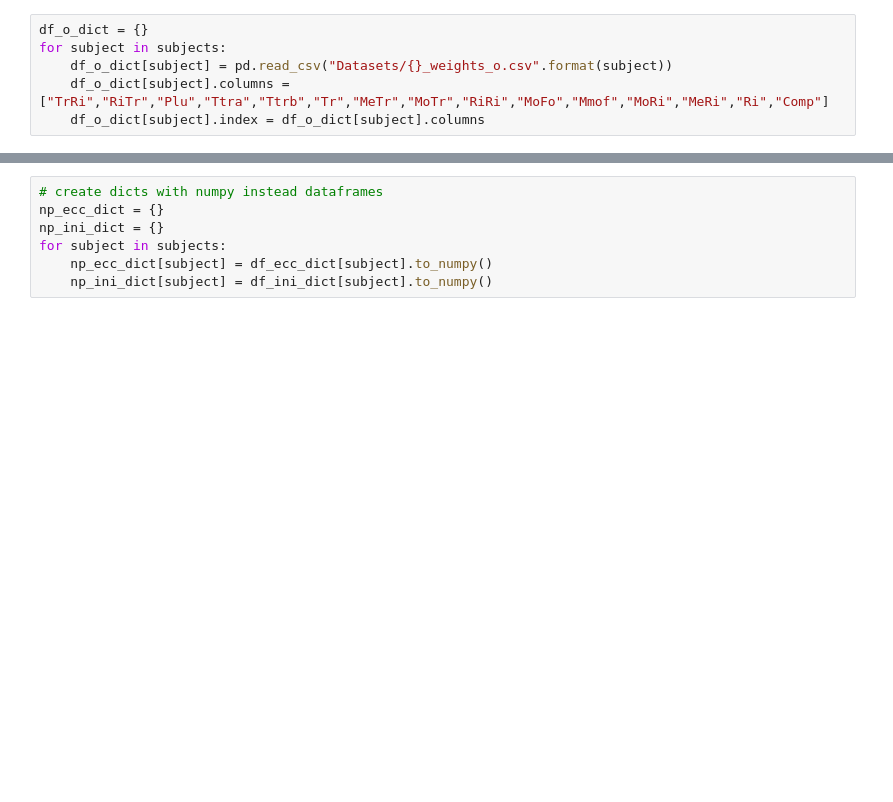
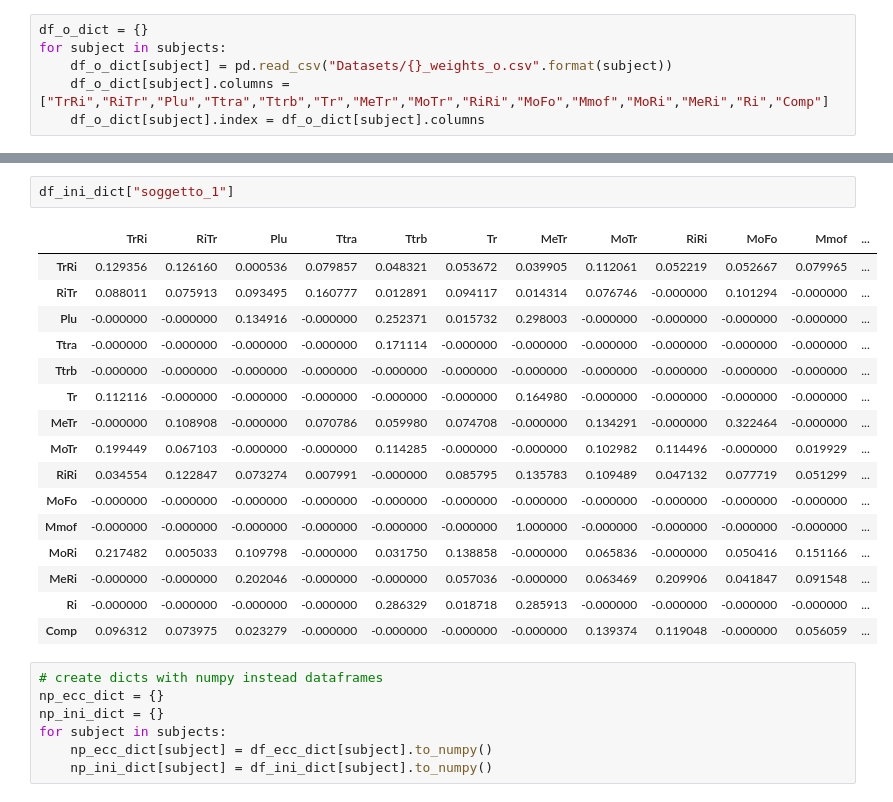
Before and after one commit to Ishikawa7/neural-network-with-fuzzified-inverter, a Jupyter notebook: markov_analisys.ipynb, the cells around one changed output, grey strips where cells are left out. Drawn from its saved outputs; the diff is of its cells as text; blank space fills up the shorter version.

```diff
--- a/markov_analisys.ipynb
+++ b/markov_analisys.ipynb
@@ -72,3 +116,22 @@ for subject in subjects:
+# %%
+df_ini_dict["soggetto_1"]
+# %% [output]
+|  | TrRi | RiTr | Plu | Ttra | Ttrb | Tr | MeTr | MoTr | RiRi | MoFo | Mmof | ... |
+| TrRi | 0.129356 | 0.126160 | 0.000536 | 0.079857 | 0.048321 | 0.053672 | 0.039905 | 0.112061 | 0.052219 | 0.052667 | 0.079965 | ... |
+| RiTr | 0.088011 | 0.075913 | 0.093495 | 0.160777 | 0.012891 | 0.094117 | 0.014314 | 0.076746 | -0.000000 | 0.101294 | -0.000000 | ... |
+| Plu | -0.000000 | -0.000000 | 0.134916 | -0.000000 | 0.252371 | 0.015732 | 0.298003 | -0.000000 | -0.000000 | -0.000000 | -0.000000 | ... |
+| Ttra | -0.000000 | -0.000000 | -0.000000 | -0.000000 | 0.171114 | -0.000000 | -0.000000 | -0.000000 | -0.000000 | -0.000000 | -0.000000 | ... |
+| Ttrb | -0.000000 | -0.000000 | -0.000000 | -0.000000 | -0.000000 | -0.000000 | -0.000000 | -0.000000 | -0.000000 | -0.000000 | -0.000000 | ... |
+| Tr | 0.112116 | -0.000000 | -0.000000 | -0.000000 | -0.000000 | -0.000000 | 0.164980 | -0.000000 | -0.000000 | -0.000000 | -0.000000 | ... |
+| MeTr | -0.000000 | 0.108908 | -0.000000 | 0.070786 | 0.059980 | 0.074708 | -0.000000 | 0.134291 | -0.000000 | 0.322464 | -0.000000 | ... |
+| MoTr | 0.199449 | 0.067103 | -0.000000 | -0.000000 | 0.114285 | -0.000000 | -0.000000 | 0.102982 | 0.114496 | -0.000000 | 0.019929 | ... |
+| RiRi | 0.034554 | 0.122847 | 0.073274 | 0.007991 | -0.000000 | 0.085795 | 0.135783 | 0.109489 | 0.047132 | 0.077719 | 0.051299 | ... |
+| MoFo | -0.000000 | -0.000000 | -0.000000 | -0.000000 | -0.000000 | -0.000000 | -0.000000 | -0.000000 | -0.000000 | -0.000000 | -0.000000 | ... |
+| Mmof | -0.000000 | -0.000000 | -0.000000 | -0.000000 | -0.000000 | -0.000000 | 1.000000 | -0.000000 | -0.000000 | -0.000000 | -0.000000 | ... |
+| MoRi | 0.217482 | 0.005033 | 0.109798 | -0.000000 | 0.031750 | 0.138858 | -0.000000 | 0.065836 | -0.000000 | 0.050416 | 0.151166 | ... |
+| MeRi | -0.000000 | -0.000000 | 0.202046 | -0.000000 | -0.000000 | 0.057036 | -0.000000 | 0.063469 | 0.209906 | 0.041847 | 0.091548 | ... |
+| Ri | -0.000000 | -0.000000 | -0.000000 | -0.000000 | 0.286329 | 0.018718 | 0.285913 | -0.000000 | -0.000000 | -0.000000 | -0.000000 | ... |
+| Comp | 0.096312 | 0.073975 | 0.023279 | -0.000000 | -0.000000 | -0.000000 | -0.000000 | 0.139374 | 0.119048 | -0.000000 | 0.056059 | ... |
 # %%
 # create dicts with numpy instead dataframes
 np_ecc_dict = {}
```
Also changed, not shown: parts of 36 cells of this notebook.
